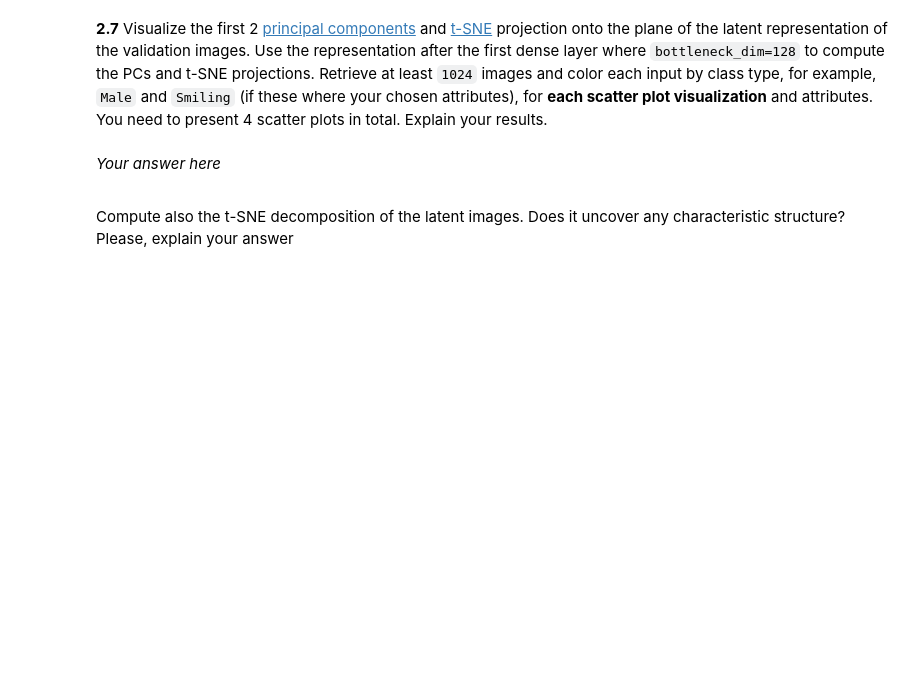
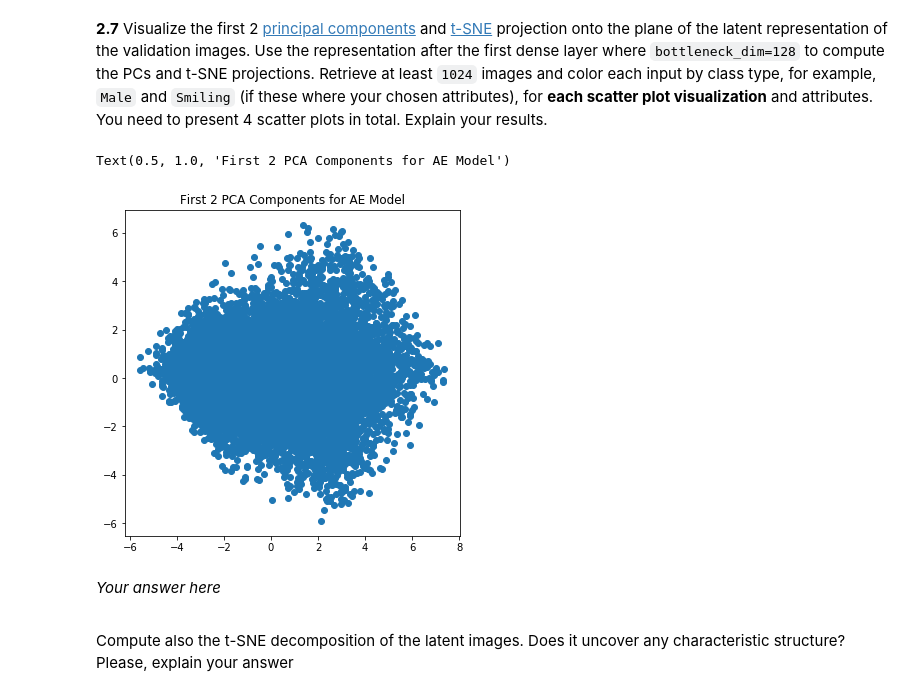
Before and after one commit to medeirosf/2020-CS109B, a Jupyter notebook: content/homeworks/hw07/notebook/cs109b_hw7_fm.ipynb, the cells around one changed output. Drawn from its saved outputs; the diff is of its cells as text; code cells hidden in the pictures; blank space fills up the shorter version.

```diff
--- a/content/homeworks/hw07/notebook/cs109b_hw7_fm.ipynb
+++ b/content/homeworks/hw07/notebook/cs109b_hw7_fm.ipynb
@@ -537,3 +454,39 @@ Epoch 5/5
+# %%
+# 2.7 (PCA visualization)
+# your code here
+drop_rate = .1
+optimizer = optimizers.Adam(lr=0.001)
+loss = "mse"
+
+# from HW6
+def create_truncated_model(trained_model):
+    model = tf.keras.Sequential()
+    model.add(layers.Input(shape=(32,32,3)))
+    model.add(ConvEncoder(input_shape=(32,32,3), dropout_rate=drop_rate))
+    model.add(layers.Flatten())
+    model.add(layers.Dense(128, activation="linear"))
+    # set weights of first few layers using the weights of trained model
+    for i, layer in enumerate(model.layers):
+        layer.set_weights(trained_model.layers[i].get_weights())
+    model.compile(optimizer=optimizer, loss=loss)
+    return model
+
+truncated_model = create_truncated_model(ae)
+hidden_features = truncated_model.predict(val_ds.take(1024))
+
+# flatten data
+hidden_features = hidden_features.reshape(-1,128)
+
+# find first two PCA components
+pca_result = PCA(n_components=2).fit_transform(hidden_features)
+# %%
+fig, ax = plt.subplots()
+fig.set_size_inches(6,6)
+ax.scatter(pca_result[:, 0], pca_result[:, 1])
+ax.set_title("First 2 PCA Components for AE Model")
+# %% [output]
+Text(0.5, 1.0, 'First 2 PCA Components for AE Model')
+[figure, added]
 # %% [markdown]
 *Your answer here*<br />
 <font color='blue'>
```
Also changed, not shown: parts of 14 cells of this notebook.
